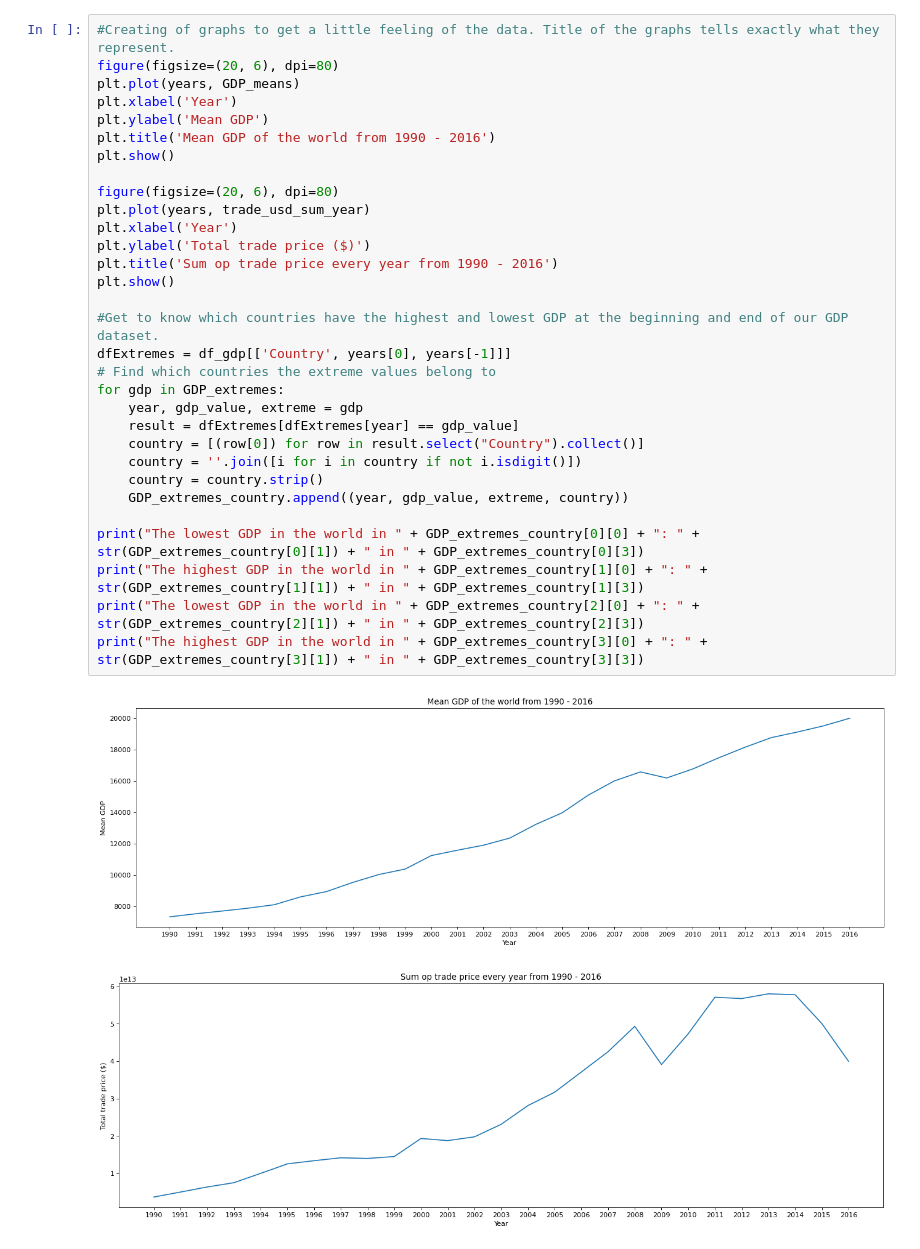
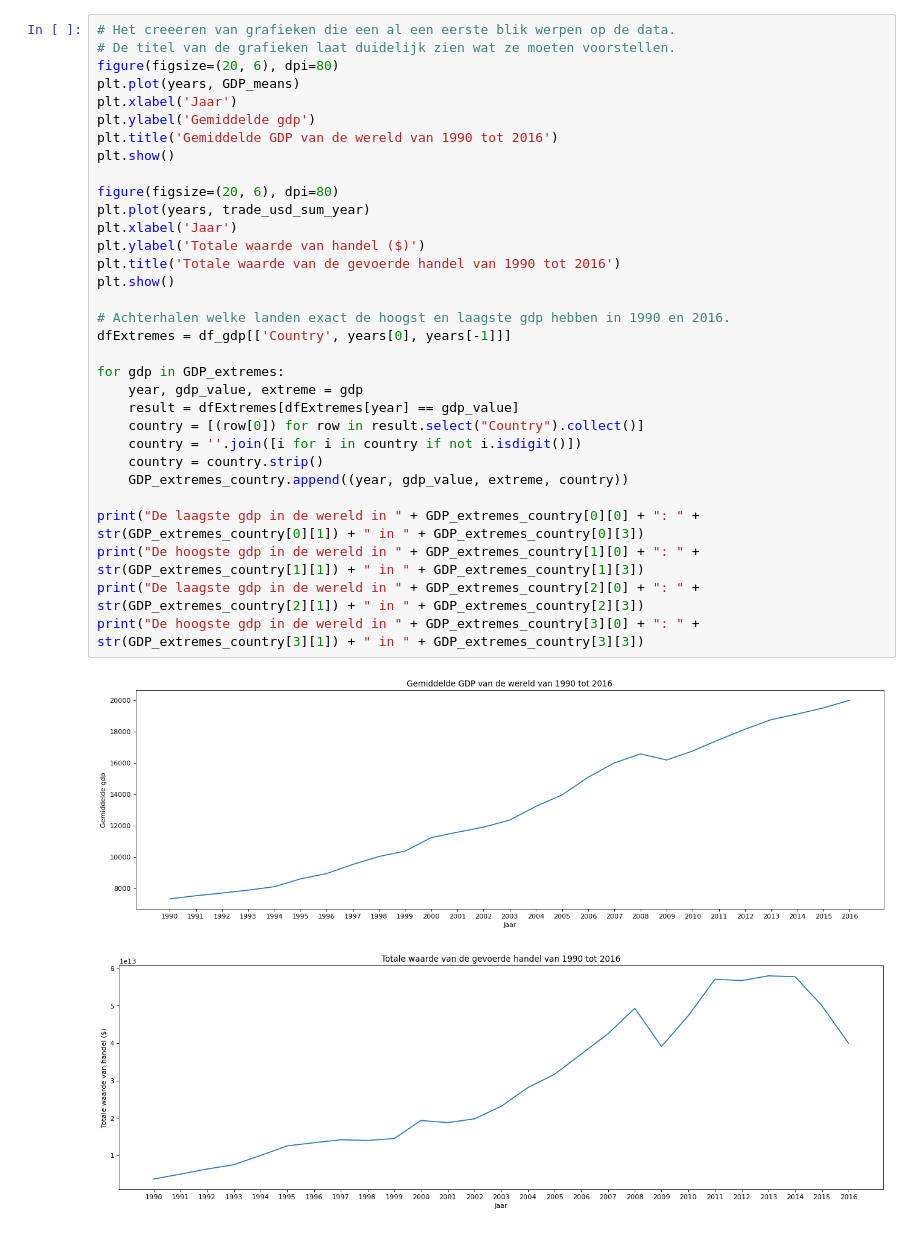
Before and after one commit to BavoVanMeel/TradeGDP, a Jupyter notebook: DataMining.ipynb, the cells around one changed output. Cells and saved outputs as stored; diff of their text form.

```diff
--- a/DataMining.ipynb
+++ b/DataMining.ipynb
@@ -92,34 +99,35 @@ Als laatste willen we ook tonen welke landen er in 1990 de **hoogste en laagste
 # %%
-#Creating of graphs to get a little feeling of the data. Title of the graphs tells exactly what they represent.
+# Het creeeren van grafieken die een al een eerste blik werpen op de data.
+# De titel van de grafieken laat duidelijk zien wat ze moeten voorstellen.
 figure(figsize=(20, 6), dpi=80)
 plt.plot(years, GDP_means)
-plt.xlabel('Year')
-plt.ylabel('Mean GDP')
-plt.title('Mean GDP of the world from 1990 - 2016')
+plt.xlabel('Jaar')
+plt.ylabel('Gemiddelde gdp')
+plt.title('Gemiddelde GDP van de wereld van 1990 tot 2016')
 plt.show()
 
 figure(figsize=(20, 6), dpi=80)
 plt.plot(years, trade_usd_sum_year)
-plt.xlabel('Year')
-plt.ylabel('Total trade price ($)')
-plt.title('Sum op trade price every year from 1990 - 2016')
+plt.xlabel('Jaar')
+plt.ylabel('Totale waarde van handel ($)')
+plt.title('Totale waarde van de gevoerde handel van 1990 tot 2016')
 plt.show()
 
-#Get to know which countries have the highest and lowest GDP at the beginning and end of our GDP dataset.
+# Achterhalen welke landen exact de hoogst en laagste gdp hebben in 1990 en 2016.
 dfExtremes = df_gdp[['Country', years[0], years[-1]]]
-# Find which countries the extreme values belong to
+
 for gdp in GDP_extremes:
     year, gdp_value, extreme = gdp
     result = dfExtremes[dfExtremes[year] == gdp_value]
     country = [(row[0]) for row in result.select("Country").collect()]
     country = ''.join([i for i in country if not i.isdigit()])
     country = country.strip()
     GDP_extremes_country.append((year, gdp_value, extreme, country))
 
-print("The lowest GDP in the world in " + GDP_extremes_country[0][0] + ": " + str(GDP_extremes_country[0][1]) + " in " + GDP_extremes_country[0][3])
-print("The highest GDP in the world in " + GDP_extremes_country[1][0] + ": " + str(GDP_extremes_country[1][1]) + " in " + GDP_extremes_country[1][3])
-print("The lowest GDP in the world in " + GDP_extremes_country[2][0] + ": " + str(GDP_extremes_country[2][1]) + " in " + GDP_extremes_country[2][3])
-print("The highest GDP in the world in " + GDP_extremes_country[3][0] + ": " + str(GDP_extremes_country[3][1]) + " in " + GDP_extremes_country[3][3])
+print("De laagste gdp in de wereld in " + GDP_extremes_country[0][0] + ": " + str(GDP_extremes_country[0][1]) + " in " + GDP_extremes_country[0][3])
+print("De hoogste gdp in de wereld in " + GDP_extremes_country[1][0] + ": " + str(GDP_extremes_country[1][1]) + " in " + GDP_extremes_country[1][3])
+print("De laagste gdp in de wereld in " + GDP_extremes_country[2][0] + ": " + str(GDP_extremes_country[2][1]) + " in " + GDP_extremes_country[2][3])
+print("De hoogste gdp in de wereld in " + GDP_extremes_country[3][0] + ": " + str(GDP_extremes_country[3][1]) + " in " + GDP_extremes_country[3][3])
 # %% [output]
-[figure, old version]
+[figure, new version]
-[figure, old version]
+[figure, new version]
```
Also changed, not shown: parts of 12 cells of this notebook, 1 other file.
